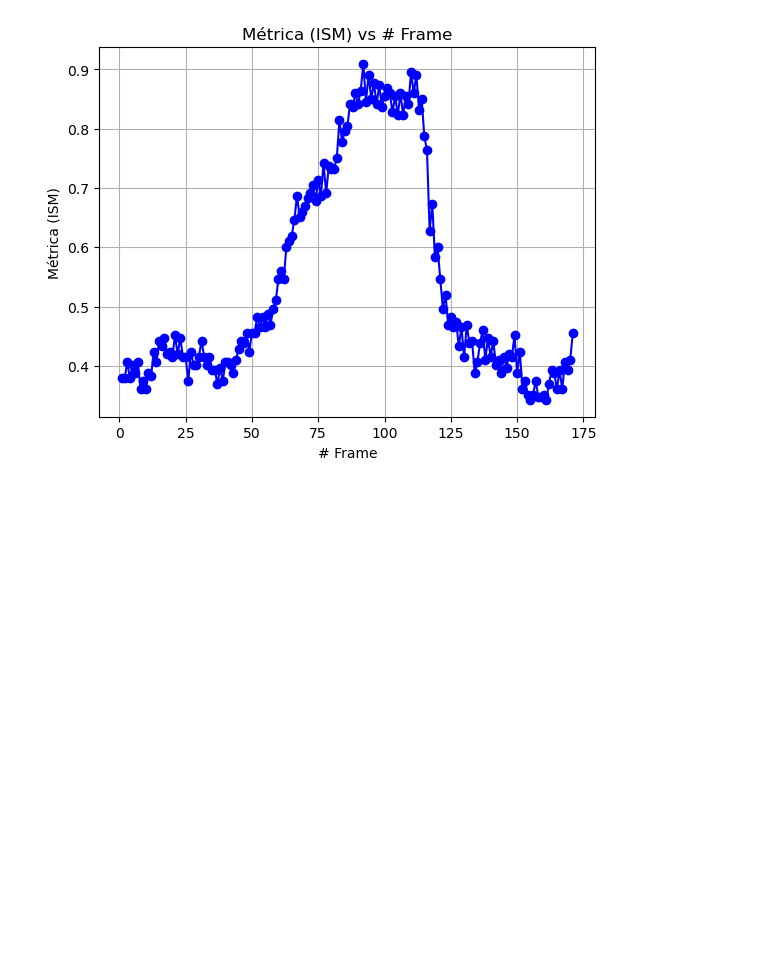
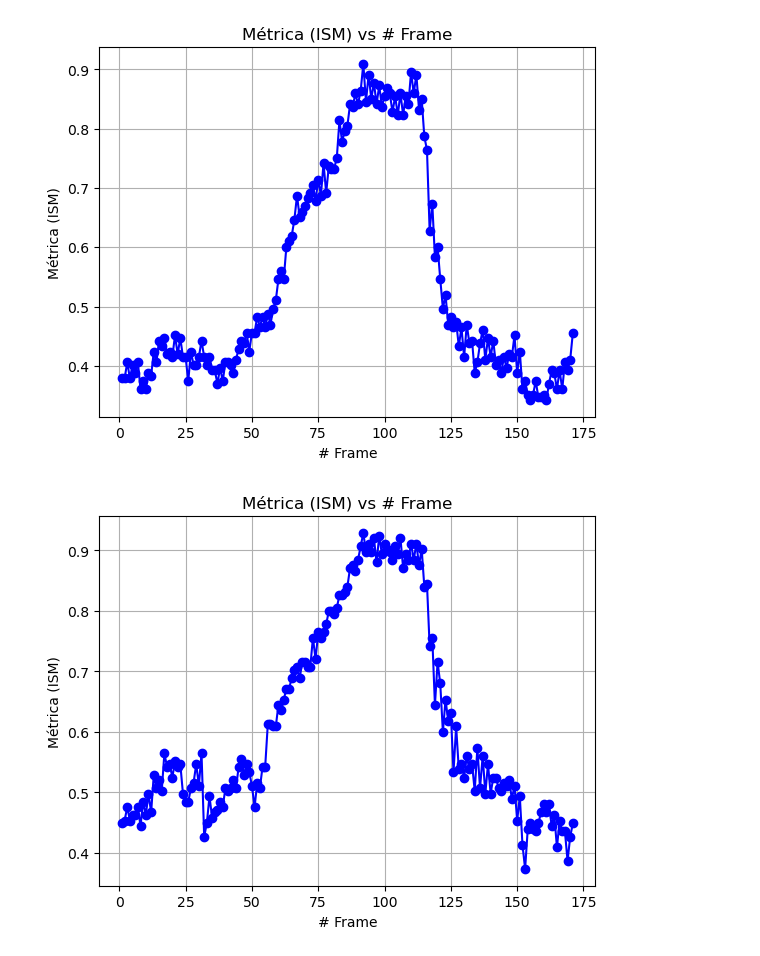
Before and after one commit to diegobra/CEIA_VPC_TP2, a Jupyter notebook: TP2.ipynb, the cells around one changed output. Saved outputs shown, nothing was run; the diff lists cells and outputs as text; code cells hidden in the pictures; blank space fills up the shorter version.

```diff
--- a/TP2.ipynb
+++ b/TP2.ipynb
@@ -223,2 +244,6 @@ procesar_video('focus_video.mov', matrix=(7,7), debug=False)
 # %% [output]
 [figure]
+# %%
+procesar_video('focus_video.mov', matrix=(10,10), output_video_path='experimento2_matriz_10x10.mov')
+# %% [output]
+[figure, added]
```
Also changed, not shown: parts of 5 cells of this notebook, 9 other files.
